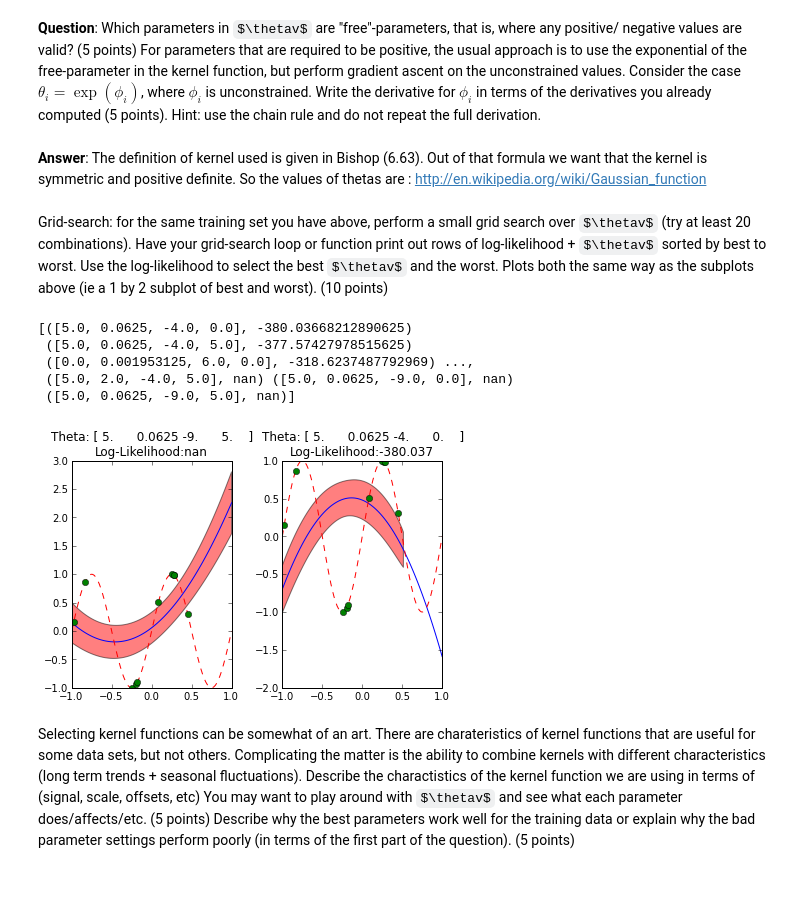
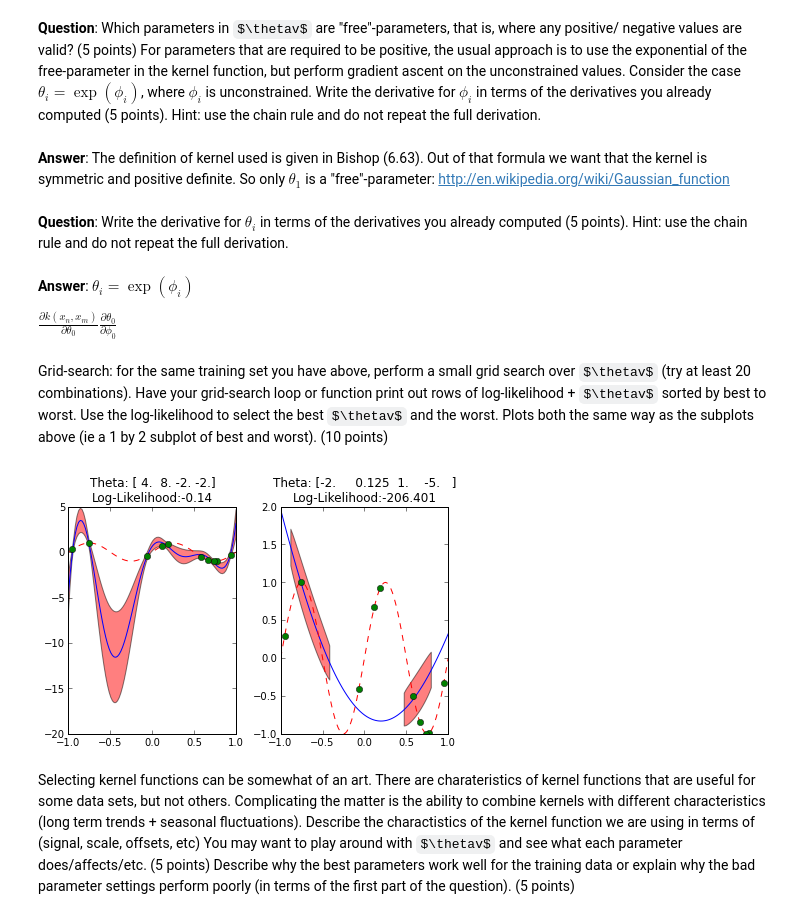
Before and after one commit to jaivalis/MLPR-Labs, a Jupyter notebook: Lab3/Lab3A-class.ipynb, the cells around one changed output. Saved outputs shown, nothing was run; the diff lists cells and outputs as text; code cells hidden in the pictures; some formulas as TeX source; blank space fills up the shorter version.

```diff
--- a/Lab3/Lab3A-class.ipynb
+++ b/Lab3/Lab3A-class.ipynb
@@ -360,25 +360,38 @@ $\frac{\partial k(x_n,x_m)}{\partial\theta_3} = x_n^Tx_m$
 # %% [markdown]
 **Question**: Which parameters in $\thetav$ are "free"-parameters, that is, where any positive/ negative values are valid? (5 points)  For parameters that are required to be positive, the usual approach is to use the exponential of the free-parameter in the kernel function, but perform gradient ascent on the unconstrained values.  Consider the case  $\theta_i = \exp( \phi_i)$, where $\phi_i$ is unconstrained.  Write the derivative for $\phi_i$ in terms of the derivatives you already computed (5 points).  Hint: use the chain rule and do not repeat the full derivation.
 # %% [markdown]
-**Answer**: The definition of kernel used is given in Bishop (6.63). Out of that formula we want that the kernel is symmetric and positive definite. So the values of thetas are : http://en.wikipedia.org/wiki/Gaussian_function
+**Answer**: The definition of kernel used is given in Bishop (6.63). Out of that formula we want that the kernel is symmetric and positive definite. So only $\theta_1$ is a "free"-parameter: http://en.wikipedia.org/wiki/Gaussian_function
+# %% [markdown]
+**Question**: Write the derivative for $\theta_i$ in terms of the derivatives you already computed (5 points). Hint: use the chain rule and do not repeat the full derivation.
+# %% [markdown]
+**Answer**: $\theta_i = \exp(\phi_i)$
+
+$\frac{\partial k(x_n,x_m)}{\partial \theta_0} \frac{\partial \theta_0}{\partial \phi_0}$
 # %% [markdown]
 Grid-search: for the same training set you have above, perform a small grid search over $\thetav$ (try at least 20 combinations).  Have your grid-search loop or function print out rows of log-likelihood + $\thetav$ sorted by best to worst.  Use the log-likelihood to select the best $\thetav$ and the worst.  Plots both the same way as the subplots above (ie a 1 by 2 subplot of best and worst). (10 points)
 # %%
 # TODO: is this really correct?
 def grid_search(x_train, t_train):
-    all_likelihoods = np.zeros(2196,dtype=[('thetas', 'f4',(4)), ('loglikelihood', np.float32)])
+    all_likelihoods = np.zeros(192,dtype=[('thetas', 'f4',(4)), ('loglikelihood', np.float32)])
     #print all_likelihoods
     #x = np.zeros(3, dtype=[('x','f4'),('y',np.float32),('value','f4',(2,2))])
     r = 0
-    for i in arange(0,10,5):
-        for j in range(-9,6,5):
-            for k in range(-9,10,5):
-                for l in range(0,10,5):
+    for i in arange(-5.0,5.0,3):
+        for j in arange(-3.0,6.0,3):
+            for k in arange(-5.0,5.0,3):
+                for l in arange(-5.0,5.0,3):
                     theta = [i, 2**j, k, l]
                     loglikeli = gp_log_likelihood( x_train, t_train, theta)
                     #print theta
-                    all_likelihoods[r] = (theta, loglikeli)
+                    if not math.isnan(loglikeli):
+                        all_likelihoods[r] = (theta, loglikeli)
                     r = r + 1
+    r = 0
+    for i in range(0,len(all_likelihoods)):
+        if all_likelihoods[r][1] == 0.0:
+            all_likelihoods = np.delete(all_likelihoods,r)
+        else:
+            r = r + 1
     all_likelihoods = np.sort(all_likelihoods, order='loglikelihood')
     return all_likelihoods
 
@@ -394,41 +407,36 @@ def plot_outliers( all_likelihoods, x_train, t_train ) :
     thetaCombinations.append(worst_likelihood[0])
 
 
     subplot = 0
     for thetas in thetaCombinations:
         pred = gp_predictive_distribution(x_train10Points, t_train10Points, x_test, thetas)
         var_test = pred[4]
         mu_test = pred[3]
         # the reason for the manipulation is to allow plots separating model and data stddevs.
         std_total = np.sqrt(np.diag(var_test))         # includes all uncertainty, model and target noise
         std_model = np.sqrt( std_total**2 - 1.0/beta ) # remove data noise to get model uncertainty in stddev
         std_combo = std_model + np.sqrt( 1.0/beta )    # add stddev (note: not the same as full)
 
         # make title
-        title = 'Theta: ' + str(thetas) + '\nLog-Likelihood:' + str(round(gp_log_likelihood(x_train, t_train, thetas),3))
+        title = 'Theta: ' + str(thetas) + '\nLog-Likelihood:' + str(round(gp_log_likelihood(x_train10Points, t_train10Points, thetas),3))
 
         exp_y = true_mean_function( x_test )#expected value of y = true mean function?
         plt.subplot(1, 2, subplot)
         plt.title(title)
         plt.plot(x_test, mu_test, '-')
         plt.plot(x_test, exp_y, 'r--')
         plt.plot(x_train10Points, t_train10Points, 'o')
         plt.fill_between(x_test, mu_test + 2 * std_combo, mu_test - 2 * std_combo, facecolor ='red', alpha=0.5)
         plt.tight_layout()
 
         subplot += 1
     plt.show()
 
-print grid_search(x_train10Points,t_train10Points)
+#print grid_search(x_train10Points,t_train10Points)
 gSearch = grid_search( x_train10Points, t_train10Points )
 plot_outliers( gSearch, x_train10Points, t_train10Points )
 # %% [output]
-[([5.0, 0.0625, -4.0, 0.0], -380.03668212890625)
- ([5.0, 0.0625, -4.0, 5.0], -377.57427978515625)
- ([0.0, 0.001953125, 6.0, 0.0], -318.6237487792969) ...,
- ([5.0, 2.0, -4.0, 5.0], nan) ([5.0, 0.0625, -9.0, 0.0], nan)
- ([5.0, 0.0625, -9.0, 5.0], nan)]
-[figure, old version]
+[figure, new version]
 # %% [markdown]
 Selecting kernel functions can be somewhat of an art.  There are charateristics of kernel functions that are useful for some data sets, but not others.  Complicating the matter is the ability to combine kernels with different characteristics (long term trends + seasonal fluctuations).  Describe the charactistics of the kernel function we are using in terms of (signal, scale, offsets, etc) You may want to play around with $\thetav$ and see what each parameter does/affects/etc.  (5 points)  Describe why the best parameters work well for the training data or explain why the bad parameter settings perform poorly (in terms of the first part of the question).  (5 points)
 # %% [markdown]
```
Also changed, not shown: parts of 6 cells of this notebook.
